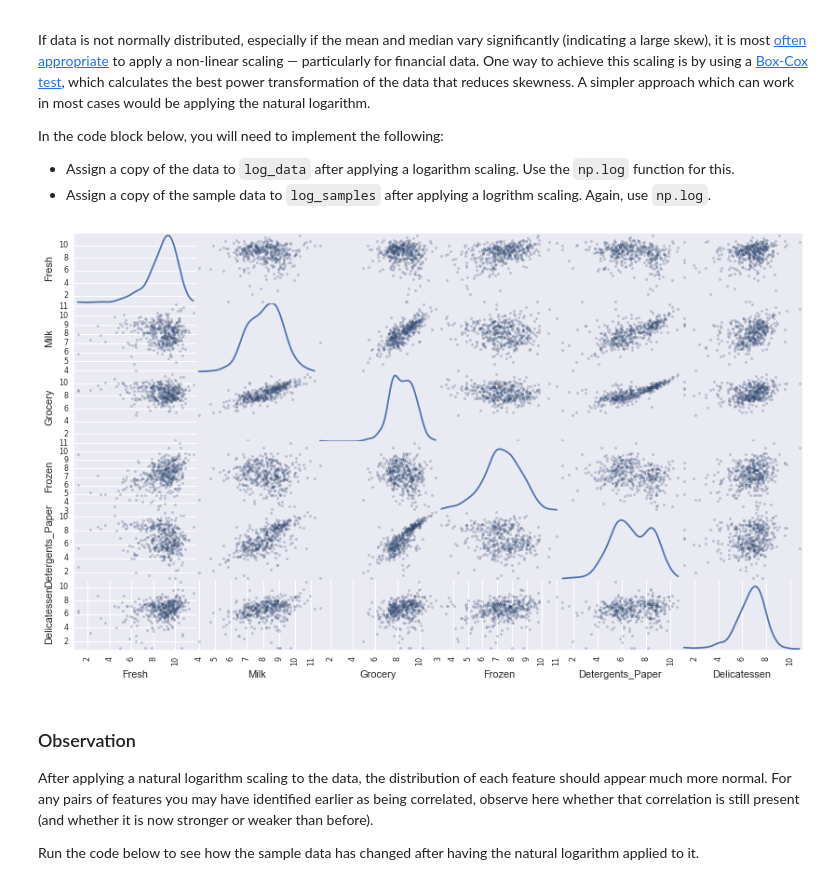
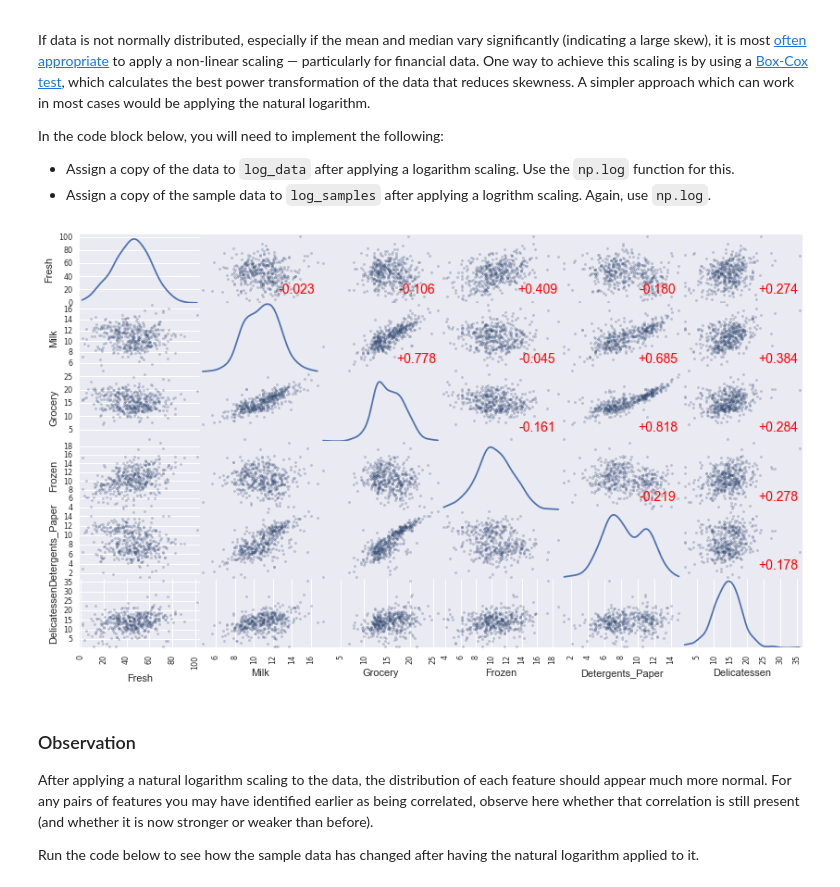
Before and after one commit to VisionTom/Nanodegree_MachineLearning, a Jupyter notebook: 04_Unsupervised/customer_segments.ipynb, the cells around one changed output. Saved outputs shown, nothing was run; the diff lists cells and outputs as text; code cells hidden in the pictures.

```diff
--- a/04_Unsupervised/customer_segments.ipynb
+++ b/04_Unsupervised/customer_segments.ipynb
@@ -212,14 +229,29 @@ In the code block below, you will need to implement the following:
 # %%
 # TODO: Scale the data using the natural logarithm
 log_data = data.apply(np.log)
 
 # TODO: Scale the sample data using the natural logarithm
 log_samples = samples.apply(np.log)
 
 # Produce a scatter matrix for each pair of newly-transformed features
-pd.scatter_matrix(log_data, alpha = 0.3, figsize = (14,8), diagonal = 'kde');
+#pd.scatter_matrix(log_data, alpha = 0.3, figsize = (14,8), diagonal = 'kde');
+
+import matplotlib.pyplot as plt
+from scipy.stats import boxcox
+# transform the data
+bc_df = data.copy()
+for col in bc_df.columns:
+    bc_df[col], _ = boxcox(bc_df[col])
+
+# create the plot
+axes = pd.scatter_matrix(bc_df, alpha = 0.3, figsize = (14,8), diagonal = 'kde');
+corr = bc_df.corr().as_matrix()
+
+# add the correlation values
+for i, j in zip(*plt.np.triu_indices_from(axes, k=1)):
+    axes[i, j].annotate("%+.3f" %corr[i,j], (0.8, 0.2), xycoords='axes fraction', ha='center', va='center',color="red", fontsize=14)
 # %% [output]
-[figure, old version]
+[figure, new version]
 # %% [markdown]
 ### Observation
 After applying a natural logarithm scaling to the data, the distribution of each feature should appear much more normal. For any pairs of features you may have identified earlier as being correlated, observe here whether that correlation is still present (and whether it is now stronger or weaker than before).
```
Also changed, not shown: parts of 5 cells of this notebook.
